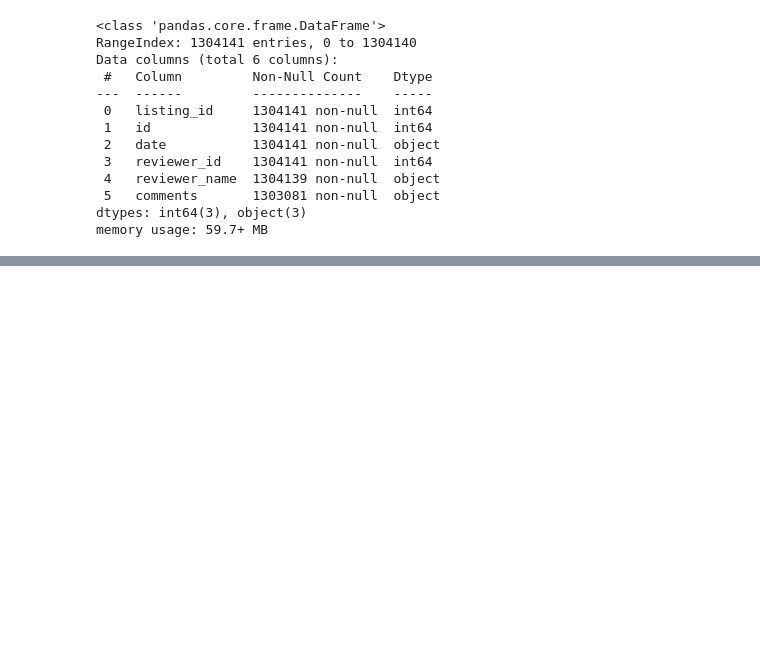
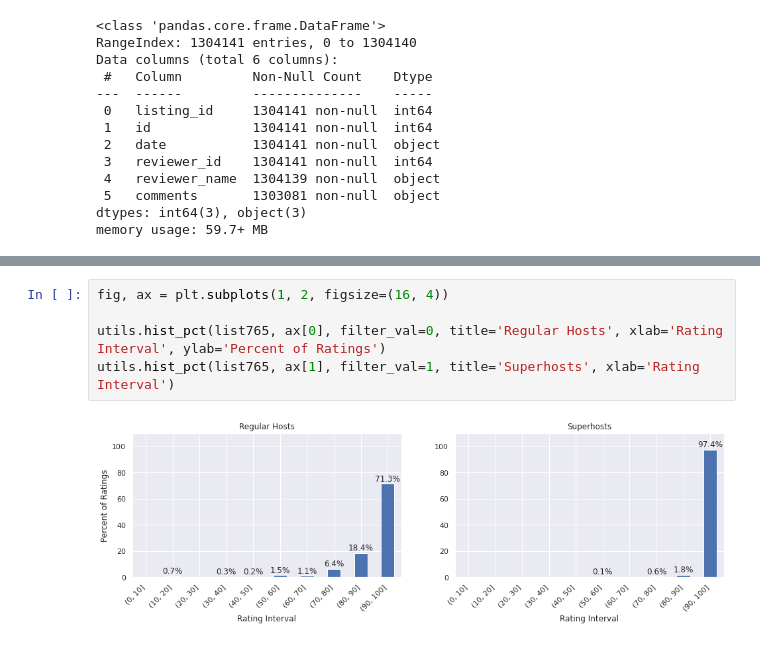
Before and after one commit to tri-bui/airbnb-la-listings, a Jupyter notebook: 2-eda.ipynb, the cells around one changed output, grey strips where cells are left out. Cells and saved outputs as stored; diff of their text form; blank space fills up the shorter version.

```diff
--- a/2-eda.ipynb
+++ b/2-eda.ipynb
@@ -53,0 +144,7 @@ listings.info()
+# %%
+fig, ax = plt.subplots(1, 2, figsize=(16, 4))
+
+utils.hist_pct(list765, ax[0], filter_val=0, title='Regular Hosts', xlab='Rating Interval', ylab='Percent of Ratings')
+utils.hist_pct(list765, ax[1], filter_val=1, title='Superhosts', xlab='Rating Interval')
+# %% [output]
+[figure, added]
```
Also changed, not shown: parts of 13 cells of this notebook, 1 other file.
